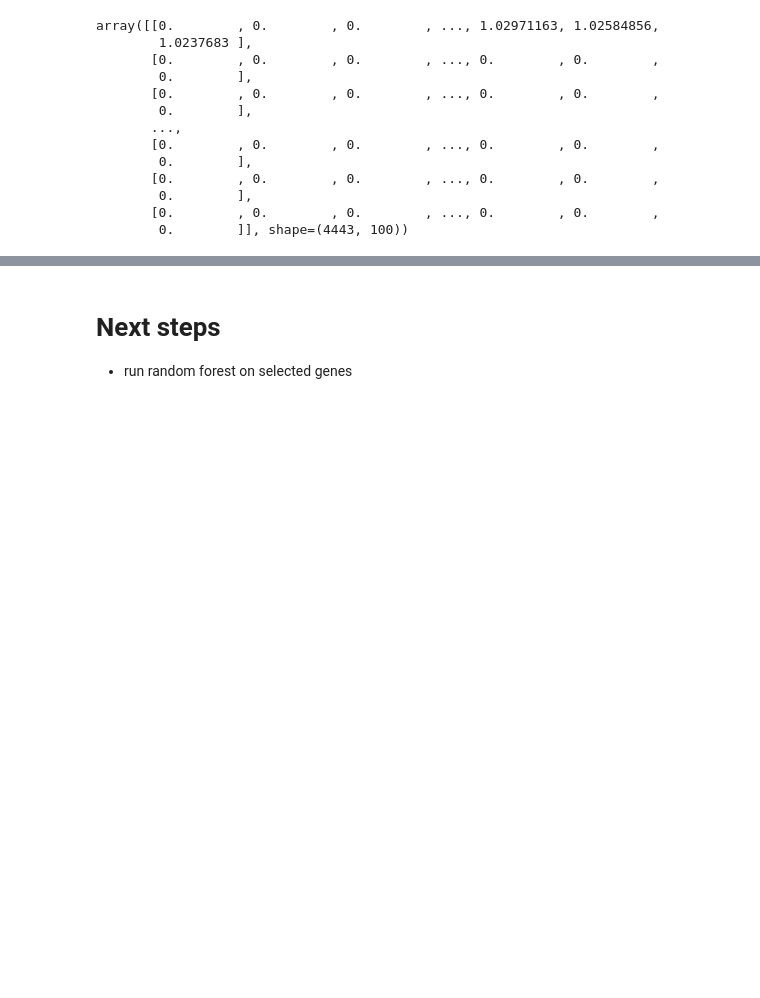
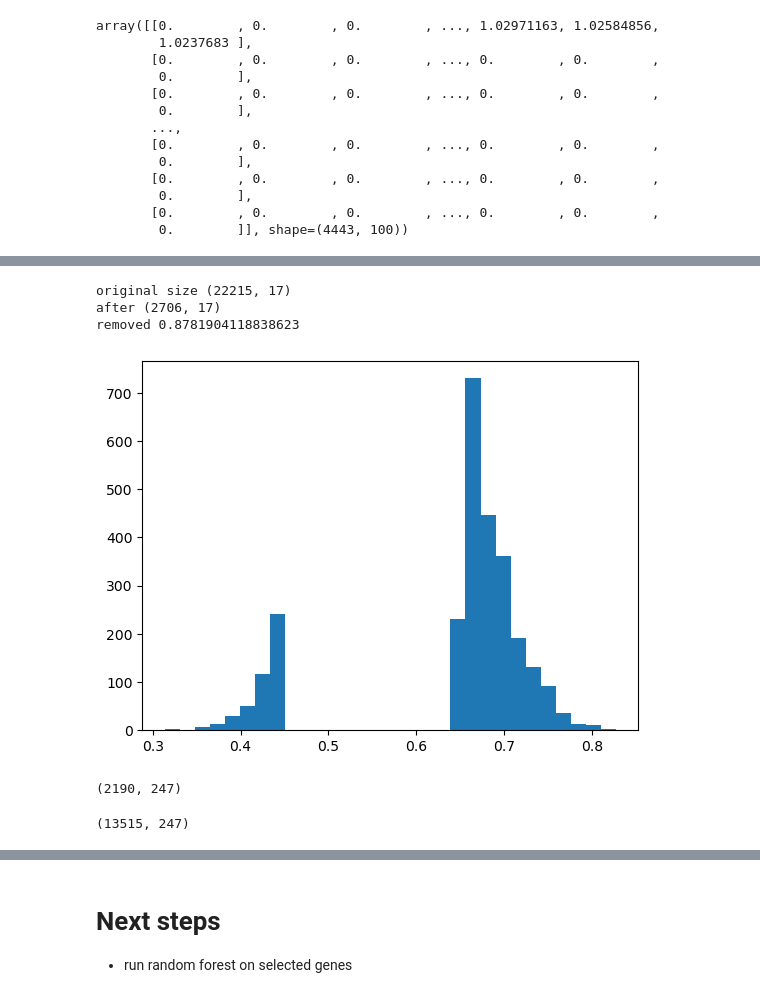
Before and after one commit to AlecSilver/liposarcoma_survival_modeling_BF550_final_project, a Jupyter notebook: notebook.ipynb, the cells around one changed output, grey strips where cells are left out. Cells and saved outputs as stored; diff of their text form; code cells hidden in the pictures; blank space fills up the shorter version.

```diff
--- a/notebook.ipynb
+++ b/notebook.ipynb
@@ -680,0 +907,24 @@ array([[0.        , 0.        , 0.        , ..., 1.02971163, 1.02584856,
+# %%
+# filtering by independent c index sxores
+# making low cutoff smaller to prevent removing all mitigating genes
+threshold_low = 0.05
+threshold_high = 0.15
+cut_out = (c_index['c-index_score'] > 0.5 - threshold_low) & (c_index['c-index_score'] < 0.5 +threshold_high)
+plt.hist(c_index[~cut_out]['c-index_score'], bins=30)
+print("original size", c_index.shape)
+print("after", c_index[~cut_out].shape)
+print(f"removed {cut_out.sum()/len(c_index)}")
+# %% [output]
+original size (22215, 17)
+after (2706, 17)
+removed 0.8781904118838623
+[figure, added]
+# %%
+# reload expression data and remove these
+gene_expression_data = pd.read_csv('data/scaled_expession_by_gene.csv', index_col=0)
+
+genes_keep = c_index[~cut_out]['Gene Symbol'].to_list()
+genes_c_index_filtered= gene_expression_data[gene_expression_data.index.isin(genes_keep)]
+genes_c_index_filtered.shape
+# %% [output]
+(2190, 247)
@@ -680,0 +933,4 @@ array([[0.        , 0.        , 0.        , ..., 1.02971163, 1.02584856,
+# %%
+gene_expression_data.shape
+# %% [output]
+(13515, 247)
```
Also changed, not shown: parts of 51 cells of this notebook, 6 other files.
